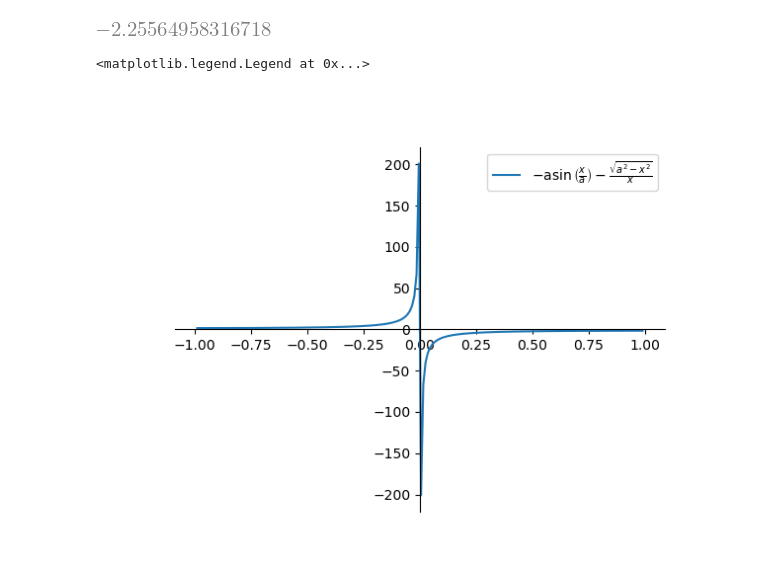
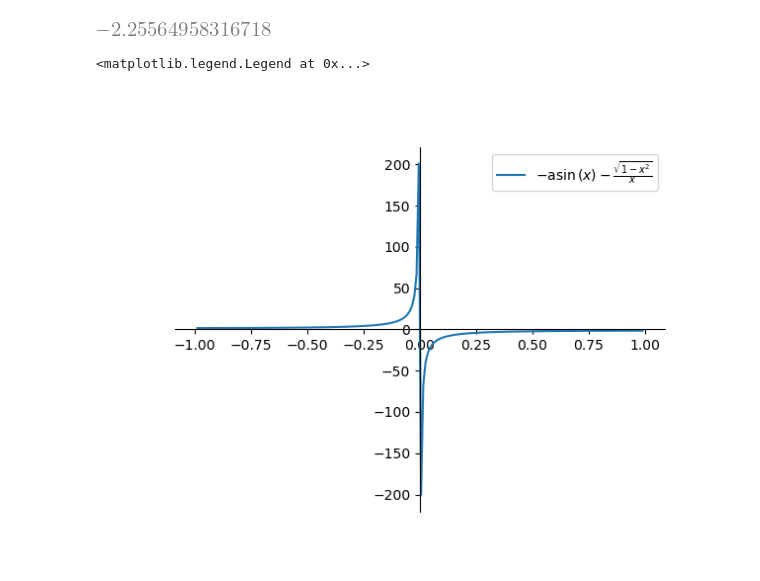
Before and after one commit to bourdin/MATH1MP3Fall2025, a Jupyter notebook: Edited_in_class/18-1 sympy.ipynb, the cells around one changed output. Saved outputs shown, nothing was run; the diff lists cells and outputs as text; code cells hidden in the pictures.

```diff
--- a/Edited_in_class/18-1 sympy.ipynb
+++ b/Edited_in_class/18-1 sympy.ipynb
@@ -212,7 +214,7 @@ del(z)
 `subs` can be used to do mathematical substitutions. Note that it does *not* change the expression (sympy expressions are immutable) on which it acts
 # %%
 a = Symbol('a',positive=True)
-z = Symbol('z')
+x = Symbol('x')
 trig_expr = integrate(sqrt(a**2-x**2)/x**2, x)
 trig_expr
 # %% [output]
@@ -291,14 +293,14 @@ f(1/2)
 # %%
 %matplotlib widget
 import matplotlib.pyplot as plt
 import numpy as np
 
 fig, ax = plt.subplots()
 X = np.linspace(-0.99,0.99,200)
-ax.plot(X,f(X), label = f'${latex(trig_expr)}$')
+ax.plot(X,f(X), label = f'${latex(expr2)}$')
 ax.spines[['left', 'bottom']].set_position('zero')
 ax.spines[['top', 'right']].set_visible(False)
 ax.legend()
 # %% [output]
 <matplotlib.legend.Legend at 0x...>
-[figure, old version]
+[figure, new version]
```
Also changed, not shown: parts of 21 cells of this notebook, 3 other files.
